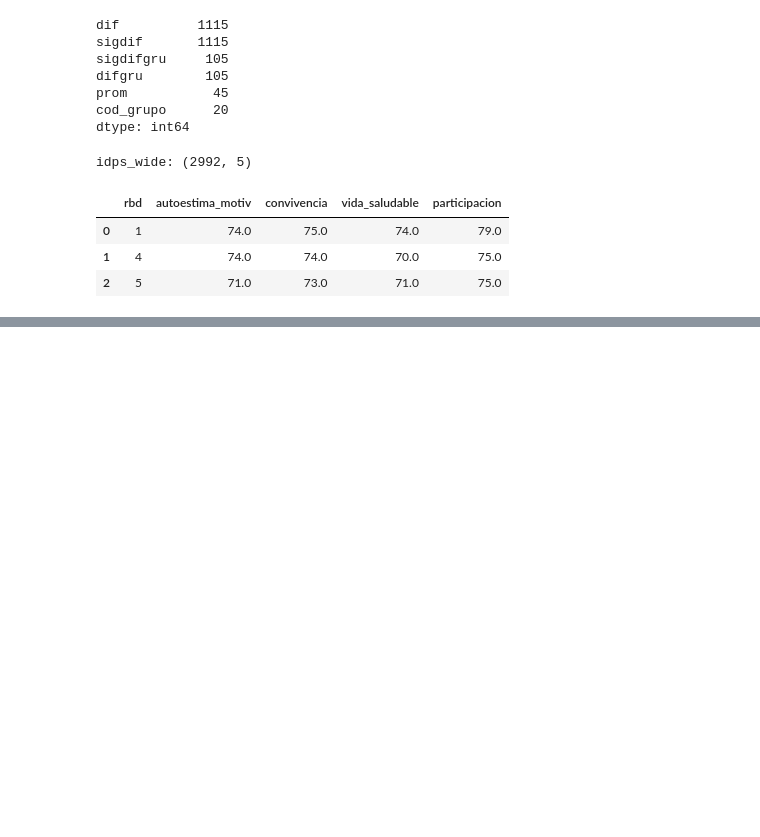
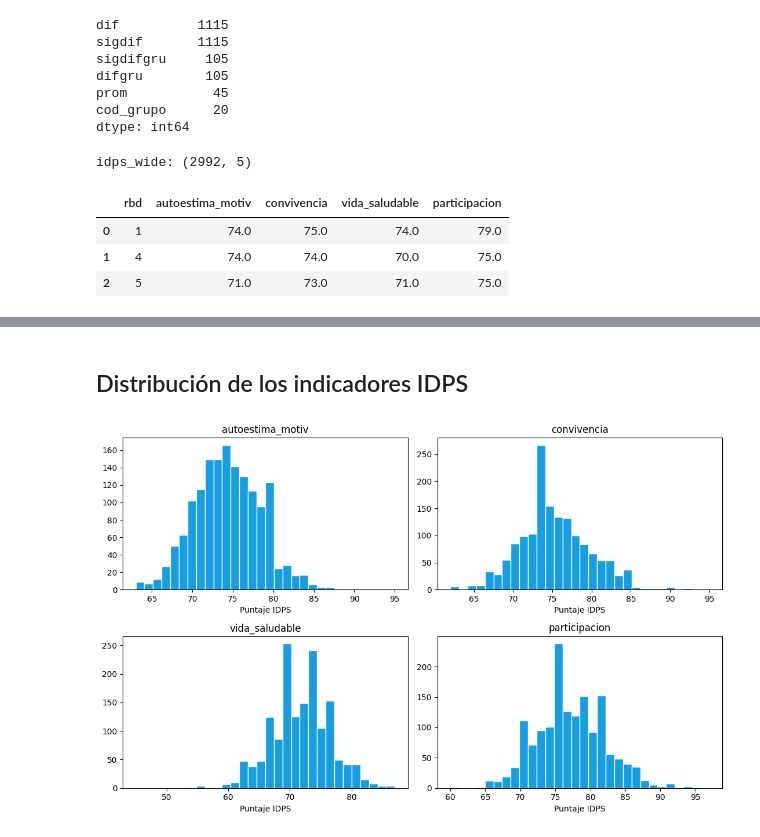
Before and after one commit to vcanalesg/dcc_taller_proyecto_g4, a Jupyter notebook: EDAyPreprocesamiento_01.ipynb, the cells around one changed output, grey strips where cells are left out. Saved outputs shown, nothing was run; the diff lists cells and outputs as text; code cells hidden in the pictures; blank space fills up the shorter version.

```diff
--- a/EDAyPreprocesamiento_01.ipynb
+++ b/EDAyPreprocesamiento_01.ipynb
@@ -175,0 +204,11 @@ base.head()
+# %% [markdown]
+## Distribución de los indicadores IDPS
+# %%
+fig, axes = plt.subplots(2, 2, figsize=(11, 7))
+for ax, col in zip(axes.ravel(), ['autoestima_motiv', 'convivencia', 'vida_saludable', 'participacion']):
+    ax.hist(base[col].dropna(), bins=30, color="#179EE2", edgecolor="white")
+    ax.set_title(col); ax.set_xlabel("Puntaje IDPS")
+#plt.suptitle("Distribución de los indicadores IDPS", y=1.02, fontsize=13)
+plt.tight_layout(); plt.show()
+# %% [output]
+[figure, added]
```
Also changed, not shown: parts of 31 cells of this notebook.
